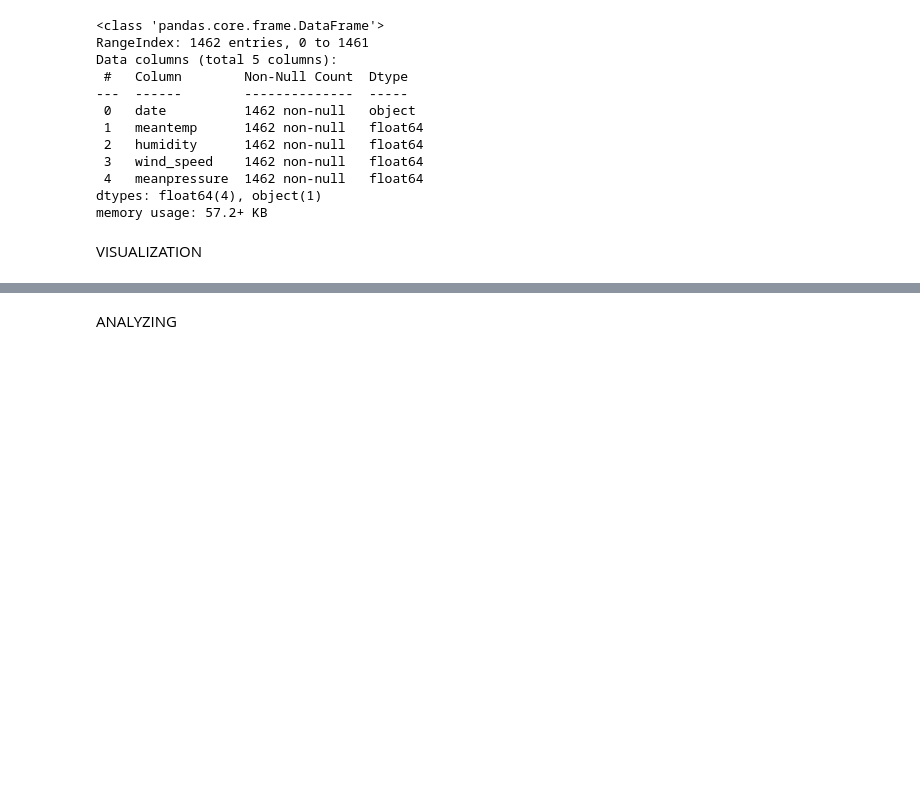
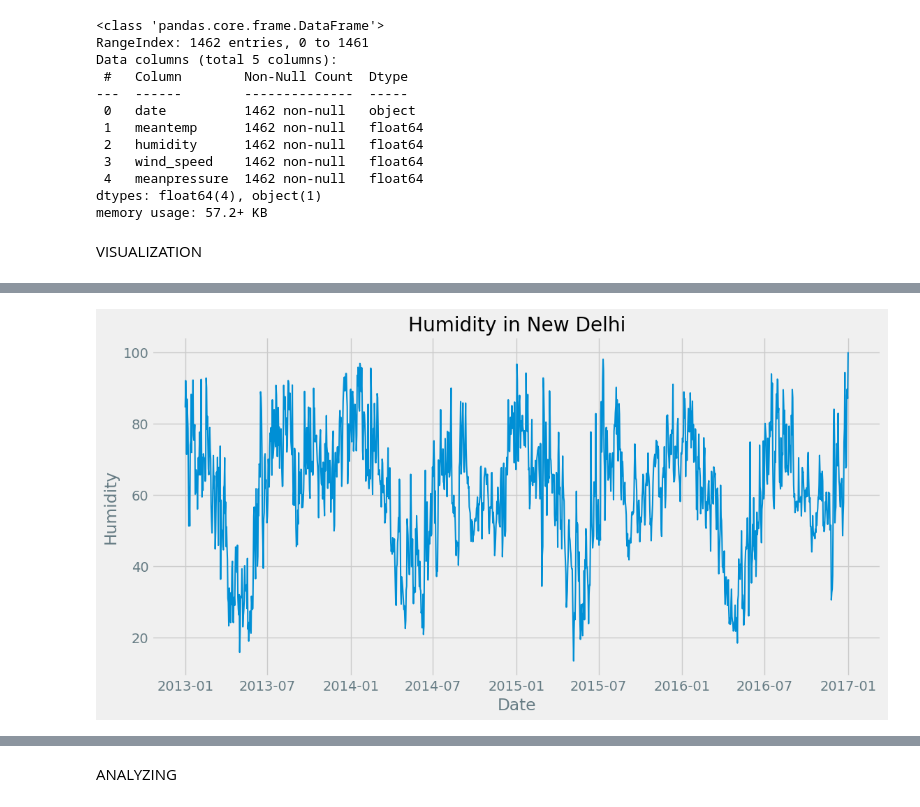
Before and after one commit to tranvietcuong03/weather_forecasting, a Jupyter notebook: main.ipynb, the cells around one changed output, grey strips where cells are left out. Saved outputs shown, nothing was run; the diff lists cells and outputs as text; code cells hidden in the pictures; blank space fills up the shorter version.

```diff
--- a/main.ipynb
+++ b/main.ipynb
@@ -65,0 +63,9 @@ fg.show()
+# %%
+plt.figure(figsize=(12, 6))
+plt.plot(df['date'], df['humidity'], linewidth=1.5)
+plt.title('Humidity in New Delhi')
+plt.xlabel('Date')
+plt.ylabel('Humidity')
+plt.show()
+# %% [output]
+[figure, added]
```
Also changed, not shown: parts of 8 cells of this notebook.
